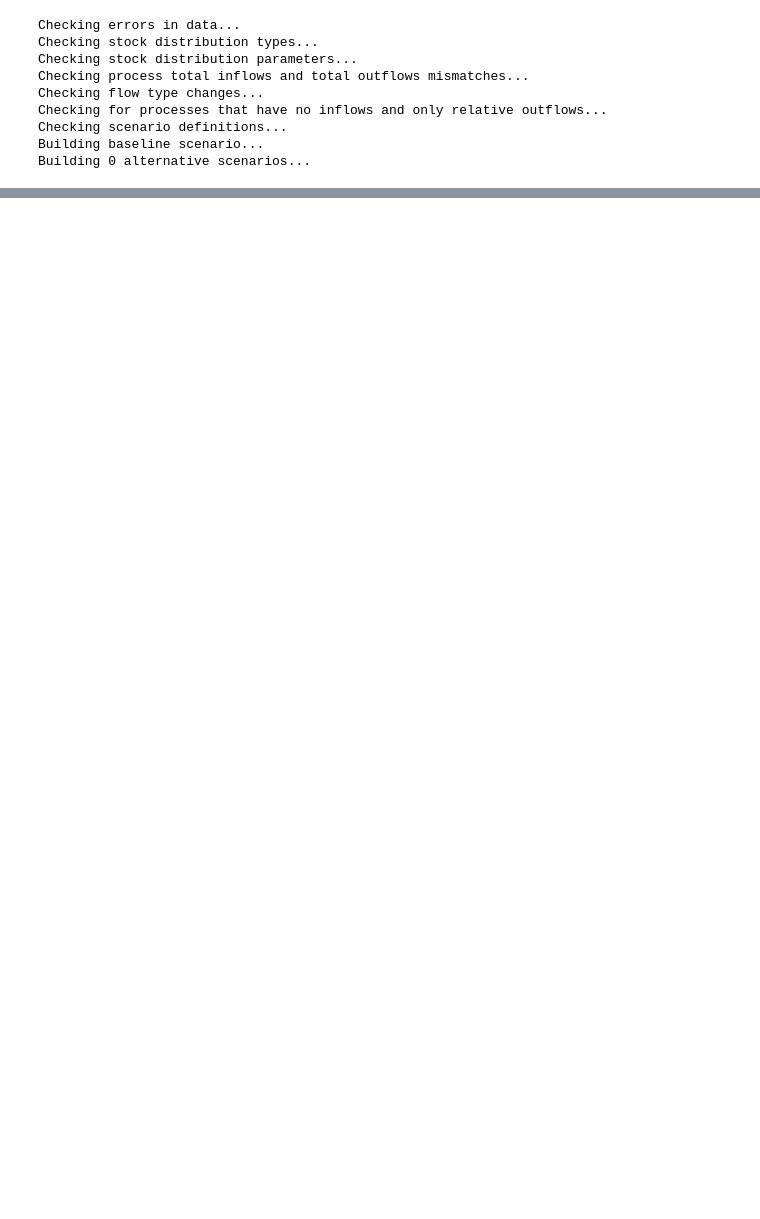
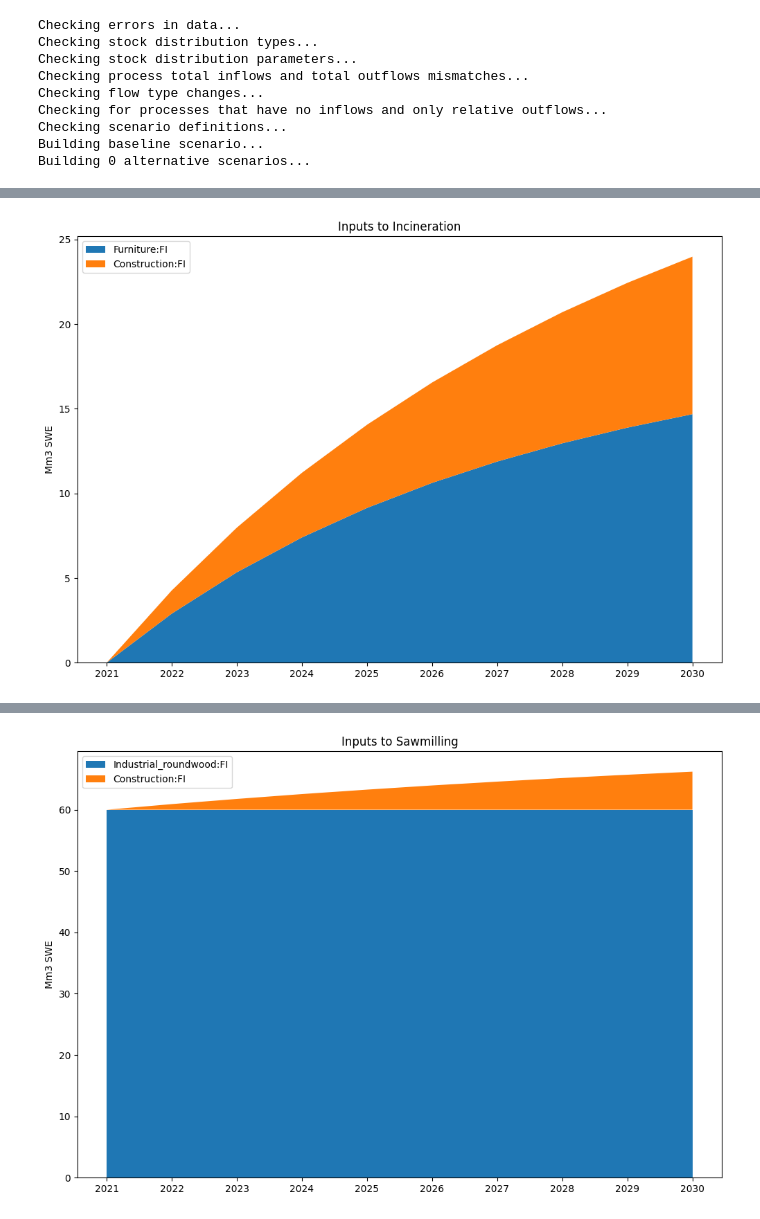
Before and after one commit to EuropeanForestInstitute/aiphoria, a Jupyter notebook: example.ipynb, the cells around one changed output, grey strips where cells are left out. Cells and saved outputs as stored; diff of their text form; code cells hidden in the pictures; blank space fills up the shorter version.

```diff
--- a/example.ipynb
+++ b/example.ipynb
@@ -482,0 +569,66 @@ NameError: name 'unique_processes' is not defined
+# %%
+# ************************************************************
+# * Step 8: Visualize inflows per year to selected processes *
+# ************************************************************
+# Visualize inflows per year to processes
+process_ids_to_visualize = ["Incineration:FI", "Sawmilling:FI"]
+for scenario in scenarios:
+    flow_solver = scenario.flow_solver
+    for process_id in process_ids_to_visualize:
+        # Ignore visualizing inflows for processes that do not exist in this graph
+        if process_id not in unique_processes:
+            continue
+
+        flow_id_to_source_process_id = {}
+        source_process_names = []
+
+        # Find all source processes of all incoming flows to this process in all years
+        # This is needed to create stable set of process names so that the relative
+        # position of the processes stay the same in stacked chart between the years
+        source_process_ids = set()
+        for year in years:
+            inflows = flow_solver.get_process_flows(process_id, year)["Inflows"]
+            unique_flow_ids = set()
+            for flow in inflows:
+                unique_flow_ids.add(flow.id)
+                flow_id_to_source_process_id[flow.id] = flow.source_process_id
+
+            # Find source process ID of each incoming flow and add
+            # to list of unique source process IDs if not already there
+            unique_flow_ids = list(unique_flow_ids)
+            for flow_id in unique_flow_ids:
+                source_process_ids.add(flow_id_to_source_process_id[flow_id])
+
+        # Now source_process_ids-list contains list of all the possible process IDs
+        # that have flows incoming to process_id. This list is needed to keep the
+        # incoming process IDs the same every year because aiphoria allows the connections
+        # between the flows to change between the years.
+        source_process_ids = list(source_process_ids)
+
+        # Create 2D array with shape of (number of source process IDs, number of years)
+        # and fill with the value of the inflow from source process for each year
+        source_process_by_flow_values = np.ndarray(shape=(len(source_process_ids), len(years)))
+        for year_index, year in enumerate(years):
+            inflows = flow_solver.get_process_flows(process_id, year)["Inflows"]
+            for flow in inflows:
+                source_process_id_index = source_process_ids.index(flow.source_process_id)
+                source_process_by_flow_values[source_process_id_index, year_index] = flow.evaluated_value
+                print(f"Source process ID: {flow.source_process_id}, Input value: {flow.evaluated_value}, Year: {year}")
+
+        # Get the process name for the currently visualized process
+        process = flow_solver.get_process(process_id, min(years))
+
+        # Initialize the figure and axes for the stacked area chart
+        fig, ax = plt.subplots(figsize=(12, 8))
+        ax.stackplot(years, source_process_by_flow_values, labels=list(source_process_ids))
+        ax.set_ylabel("Mm3 SWE")
+        ax.set_title("Inputs to {}".format(process.name))
+        ax.legend(loc='upper left')
+        tick_gap = 1 if len(years) < 15 else 10
+        plt.xticks(years[::tick_gap])
+
+        # Save the figure as an SVG file
+        svg_file_path = "data/{}_inflows_to_processes_{}.svg".format(scenario.name, process.name)
+        plt.savefig(svg_file_path, format='svg')
+        plt.show()
+# %% [output]
@@ -482,0 +655 @@ NameError: name 'unique_processes' is not defined
+[figure, added]
@@ -483,3 +676,4 @@ NameError: name 'unique_processes' is not defined
+[figure, added]
 # %%
 # *****************************************************
 # * Step 9: Visualize the flow graph as Sankey graph *
```
Also changed, not shown: parts of 10 cells of this notebook, 1 other file.
